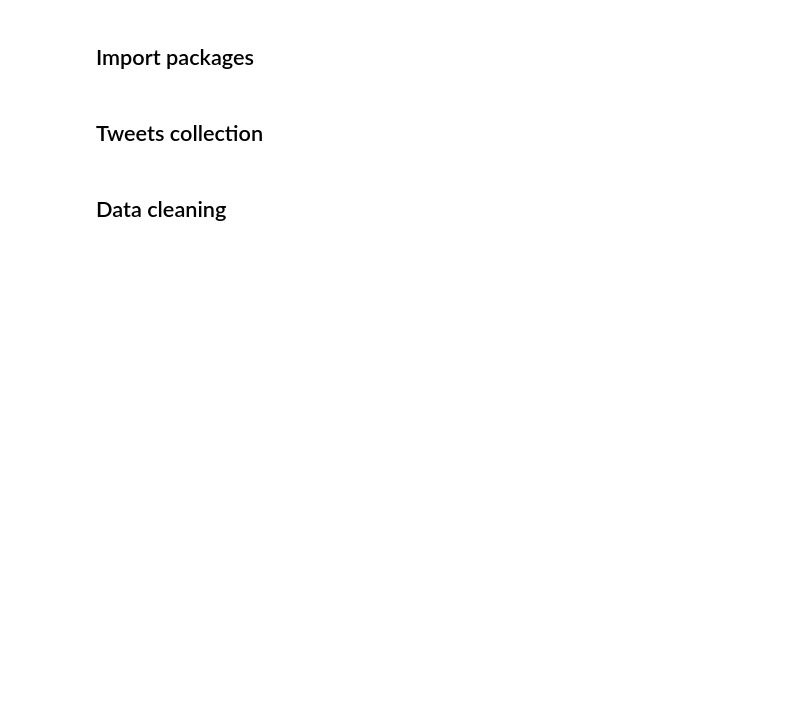
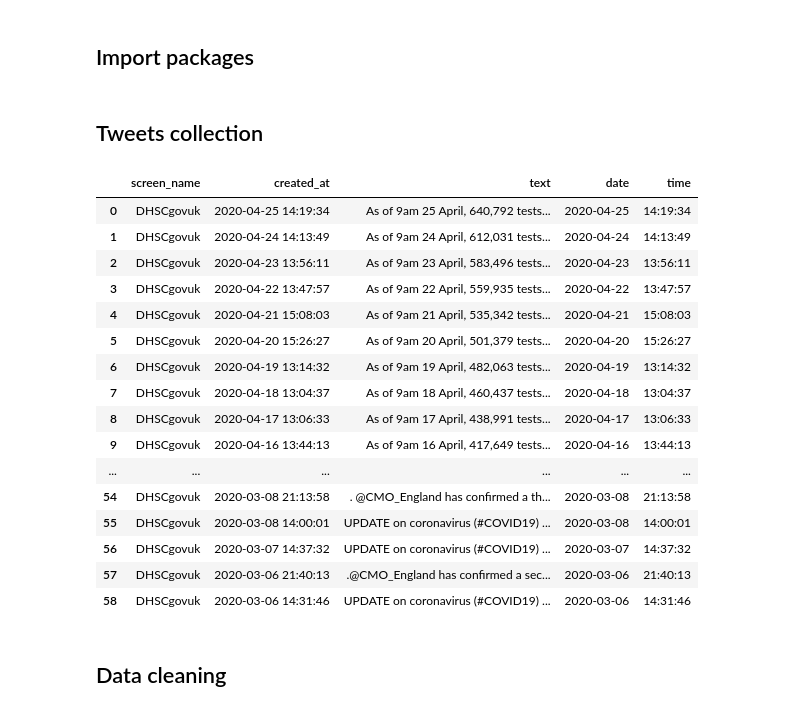
Before and after one commit to linusnhh/telegram_corona, a Jupyter notebook: coronavirus_tweets.ipynb, the cells around one changed output. Drawn from its saved outputs; the diff is of its cells as text; code cells hidden in the pictures; blank space fills up the shorter version.

```diff
--- a/coronavirus_tweets.ipynb
+++ b/coronavirus_tweets.ipynb
@@ -23,8 +27,35 @@ warnings.filterwarnings('ignore')
 # %% [markdown]
 ## Tweets collection
 # %%
-miner = TweetMiner(result_limit = 999) #Mine tweet.
-mined_tweets = miner.mine_user_tweets(user='DHSCgovUK', max_pages=10)
-mined_tweets_df= pd.DataFrame(mined_tweets)
+miner = TweetMiner(result_limit = 500) #Mine tweet.
+uk_tweets = miner.mine_user_tweets(user='DHSCgovUK', max_pages=10)
+# %%
+def get_tweets_dataframe(mined_tweets):
+    """Take mined tweets as args, return a tweets dataframe."""
+    uk_tweets_df= pd.DataFrame(mined_tweets)
+    update_df = mined_tweets_df[mined_tweets_df['text'].str.contains("died")] # Only include coronavirus update
+    update_df = update_df[['screen_name', 'created_at', 'text']].reset_index(drop=True) # Keep relevant columns
+    update_df['date'] = virus_df.created_at.dt.strftime('%Y-%m-%d') # Get date
+    update_df['time'] = virus_df.created_at.dt.strftime('%H:%M:%S') # Get time
+    return update_df
+# uk_df = get_tweets_df(uk_tweets)
+# %% [output]
+|  | screen_name | created_at | text | date | time |
+| 0 | DHSCgovuk | 2020-04-25 14:19:34 | As of 9am 25 April, 640,792 tests... | 2020-04-25 | 14:19:34 |
+| 1 | DHSCgovuk | 2020-04-24 14:13:49 | As of 9am 24 April, 612,031 tests... | 2020-04-24 | 14:13:49 |
+| 2 | DHSCgovuk | 2020-04-23 13:56:11 | As of 9am 23 April, 583,496 tests... | 2020-04-23 | 13:56:11 |
+| 3 | DHSCgovuk | 2020-04-22 13:47:57 | As of 9am 22 April, 559,935 tests... | 2020-04-22 | 13:47:57 |
+| 4 | DHSCgovuk | 2020-04-21 15:08:03 | As of 9am 21 April, 535,342 tests... | 2020-04-21 | 15:08:03 |
+| 5 | DHSCgovuk | 2020-04-20 15:26:27 | As of 9am 20 April, 501,379 tests... | 2020-04-20 | 15:26:27 |
+| 6 | DHSCgovuk | 2020-04-19 13:14:32 | As of 9am 19 April, 482,063 tests... | 2020-04-19 | 13:14:32 |
+| 7 | DHSCgovuk | 2020-04-18 13:04:37 | As of 9am 18 April, 460,437 tests... | 2020-04-18 | 13:04:37 |
+| 8 | DHSCgovuk | 2020-04-17 13:06:33 | As of 9am 17 April, 438,991 tests... | 2020-04-17 | 13:06:33 |
+| 9 | DHSCgovuk | 2020-04-16 13:44:13 | As of 9am 16 April, 417,649 tests... | 2020-04-16 | 13:44:13 |
+| ... | ... | ... | ... | ... | ... |
+| 54 | DHSCgovuk | 2020-03-08 21:13:58 | . @CMO_England has confirmed a th... | 2020-03-08 | 21:13:58 |
+| 55 | DHSCgovuk | 2020-03-08 14:00:01 | UPDATE on coronavirus (#COVID19) ... | 2020-03-08 | 14:00:01 |
+| 56 | DHSCgovuk | 2020-03-07 14:37:32 | UPDATE on coronavirus (#COVID19) ... | 2020-03-07 | 14:37:32 |
+| 57 | DHSCgovuk | 2020-03-06 21:40:13 | .@CMO_England has confirmed a sec... | 2020-03-06 | 21:40:13 |
+| 58 | DHSCgovuk | 2020-03-06 14:31:46 | UPDATE on coronavirus (#COVID19) ... | 2020-03-06 | 14:31:46 |
 # %% [markdown]
 ## Data cleaning
```
Also changed, not shown: parts of 11 cells of this notebook, 11 other files.
